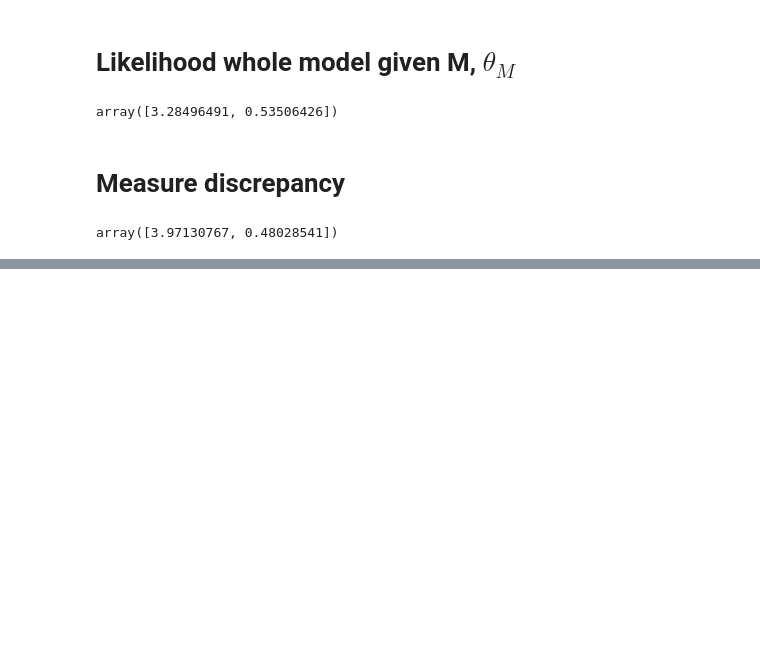
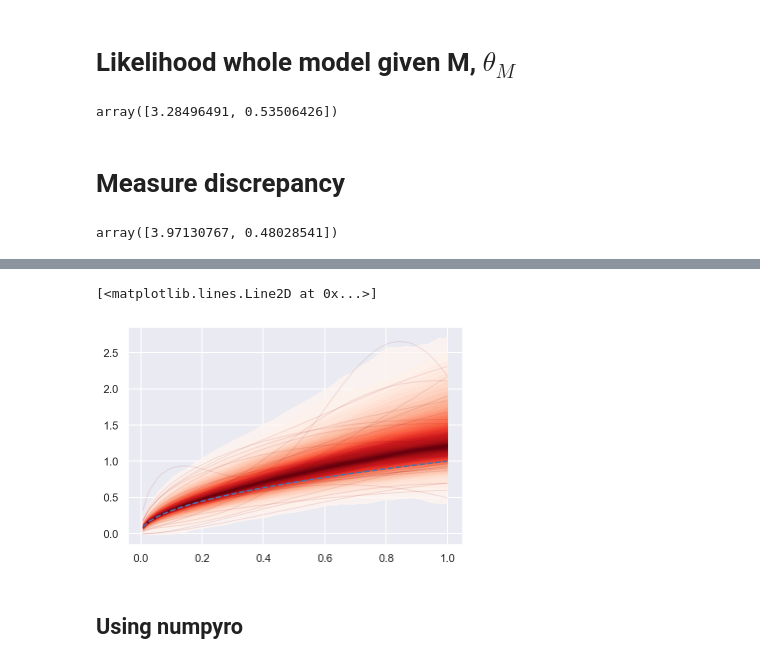
Before and after one commit to AurelienNioche/TransformedGP, a Jupyter notebook: model-discrepancy-using-numpyro.ipynb, the cells around one changed output, grey strips where cells are left out. Cells and saved outputs as stored; diff of their text form; code cells hidden in the pictures; blank space fills up the shorter version.

```diff
--- a/model-discrepancy-using-numpyro.ipynb
+++ b/model-discrepancy-using-numpyro.ipynb
@@ -237,0 +248,4 @@ plot_gp_dist(ax, f_predict, Xtest)
+# %%
+data = generate_data(u=u_data, tau=tau_data, theta=theta_data, n=1000, seed=123)
+np.random.seed(12345)
+data = data.sample(n=50, replace=False)
@@ -237,0 +276,26 @@ plot_gp_dist(ax, f_predict, Xtest)
+# %%
+with pm.Model() as model:
+
+    ρ = pm.InverseGamma('ρ', 2, 2)
+    η = pm.HalfCauchy('η', 5)
+
+    X = x_sorted.reshape(-1, 1)
+    uX = u_model(X, theta_model)
+
+    M = pm.gp.mean.Constant(uX.flatten())
+    K = pm.math.dot(uX, uX.T) *  η**2 * pm.gp.cov.ExpQuad(1, ρ)
+
+    gp = pm.gp.Latent(mean_func=M, cov_func=K)
+    f = gp.prior("f", X=X)
+
+    est_eu_sorted =  p_sorted * f
+    est_eu = est_eu_sorted[undo_sorted]
+    est_diff_eu = pm.Deterministic("diff_eu_hat", est_eu[n:] - est_eu[:n])
+
+    choose_1 = pm.Bernoulli('choose_1', logit_p=tau_model*est_diff_eu, observed=y)
+# %%
+n_sample = 1000
+n_chain = 1
+n_tune = 1000
+with model:
+    trace = pm.sample(n_sample, tune=n_tune, chains=n_chain, return_inferencedata=True, target_accept=0.90)
@@ -237,0 +318,11 @@ plot_gp_dist(ax, f_predict, Xtest)
+# %%
+f_samples = np.array(trace.posterior["f"]).reshape((n_sample*n_chain, -1))
+# %%
+fig, ax = plt.subplots()
+plot_gp_dist(ax, f_samples, x_sorted)
+ax.plot(x_sorted, u_model(x_sorted, theta=theta_model), ls="--")
+# %% [output]
+[<matplotlib.lines.Line2D at 0x...>]
+[figure, added]
+# %% [markdown]
+## Using numpyro
```
Also changed, not shown: parts of 41 cells of this notebook, 2 other files.
